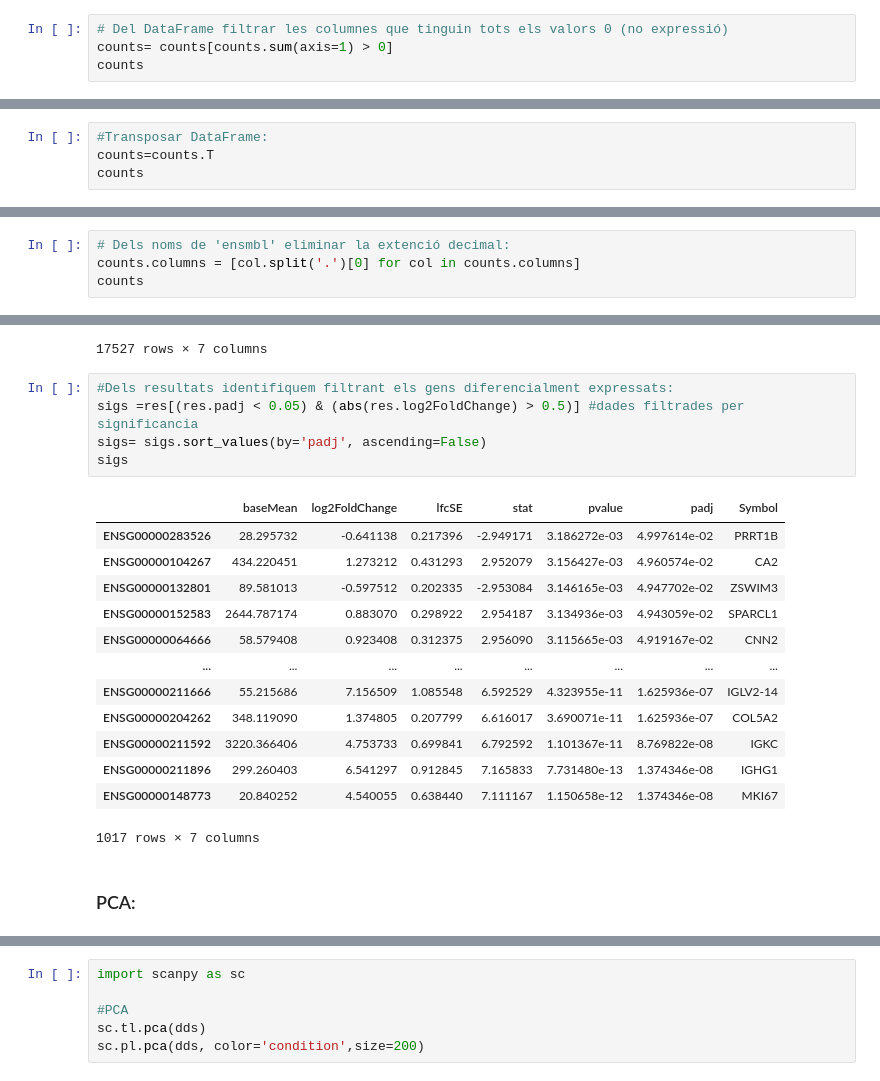
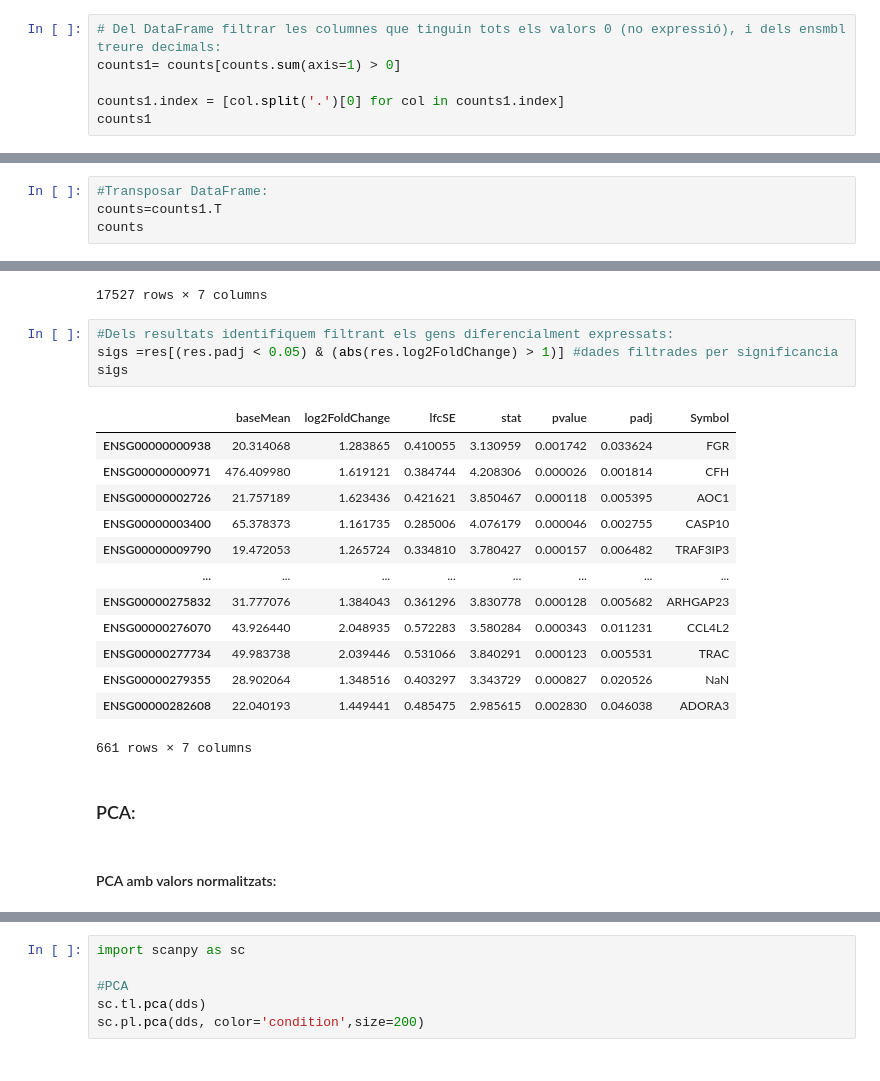
Before and after one commit to NoeGrageraJimenez/TFG, a Jupyter notebook: Islets study/Expressió genètica/DEG T3cD vs ND.ipynb, the cells around one changed output, grey strips where cells are left out. Drawn from its saved outputs; the diff is of its cells as text.

```diff
--- a/Islets study/Expressió genètica/DEG T3cD vs ND.ipynb
+++ b/Islets study/Expressió genètica/DEG T3cD vs ND.ipynb
@@ -27,8 +27,10 @@ counts
 | ENSG00000285513.1 | 0 | 0 | 0 | 0 | 0 | 0 | 0 | 0 | ... |
 58381 rows × 53 columns
 # %%
-# Del DataFrame filtrar les columnes que tinguin tots els valors 0 (no expressió)
-counts= counts[counts.sum(axis=1) > 0]
-counts
+# Del DataFrame filtrar les columnes que tinguin tots els valors 0 (no expressió), i dels ensmbl treure decimals:
+counts1= counts[counts.sum(axis=1) > 0]
+
+counts1.index = [col.split('.')[0] for col in counts1.index]
+counts1
 # %% [output]
 |  | ND_counts | ND_counts.1 | ND_counts.2 | ND_counts.3 | ND_counts.4 | ND_counts.5 | ND_counts.6 | ND_counts.7 | ... |
@@ -47,6 +48,6 @@ counts
 48221 rows × 53 columns
 # %%
 #Transposar DataFrame:
-counts=counts.T
+counts=counts1.T
 counts
 # %% [output]
@@ -70,5 +71 @@ counts
 53 rows × 48221 columns
-# %%
-# Dels noms de 'ensmbl' eliminar la extenció decimal:
-counts.columns = [col.split('.')[0] for col in counts.columns]
-counts
@@ -246,22 +352,23 @@ res
 17527 rows × 7 columns
 # %%
 #Dels resultats identifiquem filtrant els gens diferencialment expressats:
-sigs =res[(res.padj < 0.05) & (abs(res.log2FoldChange) > 0.5)] #dades filtrades per significancia
-sigs= sigs.sort_values(by='padj', ascending=False)
+sigs =res[(res.padj < 0.05) & (abs(res.log2FoldChange) > 1)] #dades filtrades per significancia
 sigs
 # %% [output]
 |  | baseMean | log2FoldChange | lfcSE | stat | pvalue | padj | Symbol |
-| ENSG00000283526 | 28.295732 | -0.641138 | 0.217396 | -2.949171 | 3.186272e-03 | 4.997614e-02 | PRRT1B |
-| ENSG00000104267 | 434.220451 | 1.273212 | 0.431293 | 2.952079 | 3.156427e-03 | 4.960574e-02 | CA2 |
-| ENSG00000132801 | 89.581013 | -0.597512 | 0.202335 | -2.953084 | 3.146165e-03 | 4.947702e-02 | ZSWIM3 |
-| ENSG00000152583 | 2644.787174 | 0.883070 | 0.298922 | 2.954187 | 3.134936e-03 | 4.943059e-02 | SPARCL1 |
-| ENSG00000064666 | 58.579408 | 0.923408 | 0.312375 | 2.956090 | 3.115665e-03 | 4.919167e-02 | CNN2 |
+| ENSG00000000938 | 20.314068 | 1.283865 | 0.410055 | 3.130959 | 0.001742 | 0.033624 | FGR |
+| ENSG00000000971 | 476.409980 | 1.619121 | 0.384744 | 4.208306 | 0.000026 | 0.001814 | CFH |
+| ENSG00000002726 | 21.757189 | 1.623436 | 0.421621 | 3.850467 | 0.000118 | 0.005395 | AOC1 |
+| ENSG00000003400 | 65.378373 | 1.161735 | 0.285006 | 4.076179 | 0.000046 | 0.002755 | CASP10 |
+| ENSG00000009790 | 19.472053 | 1.265724 | 0.334810 | 3.780427 | 0.000157 | 0.006482 | TRAF3IP3 |
 | ... | ... | ... | ... | ... | ... | ... | ... |
-| ENSG00000211666 | 55.215686 | 7.156509 | 1.085548 | 6.592529 | 4.323955e-11 | 1.625936e-07 | IGLV2-14 |
-| ENSG00000204262 | 348.119090 | 1.374805 | 0.207799 | 6.616017 | 3.690071e-11 | 1.625936e-07 | COL5A2 |
-| ENSG00000211592 | 3220.366406 | 4.753733 | 0.699841 | 6.792592 | 1.101367e-11 | 8.769822e-08 | IGKC |
-| ENSG00000211896 | 299.260403 | 6.541297 | 0.912845 | 7.165833 | 7.731480e-13 | 1.374346e-08 | IGHG1 |
-| ENSG00000148773 | 20.840252 | 4.540055 | 0.638440 | 7.111167 | 1.150658e-12 | 1.374346e-08 | MKI67 |
+| ENSG00000275832 | 31.777076 | 1.384043 | 0.361296 | 3.830778 | 0.000128 | 0.005682 | ARHGAP23 |
+| ENSG00000276070 | 43.926440 | 2.048935 | 0.572283 | 3.580284 | 0.000343 | 0.011231 | CCL4L2 |
+| ENSG00000277734 | 49.983738 | 2.039446 | 0.531066 | 3.840291 | 0.000123 | 0.005531 | TRAC |
+| ENSG00000279355 | 28.902064 | 1.348516 | 0.403297 | 3.343729 | 0.000827 | 0.020526 | NaN |
+| ENSG00000282608 | 22.040193 | 1.449441 | 0.485475 | 2.985615 | 0.002830 | 0.046038 | ADORA3 |
-1017 rows × 7 columns
+661 rows × 7 columns
 # %% [markdown]
 ### PCA:
+# %% [markdown]
+#### PCA amb valors normalitzats:
```
Also changed, not shown: parts of 49 cells of this notebook, 4 other files.
